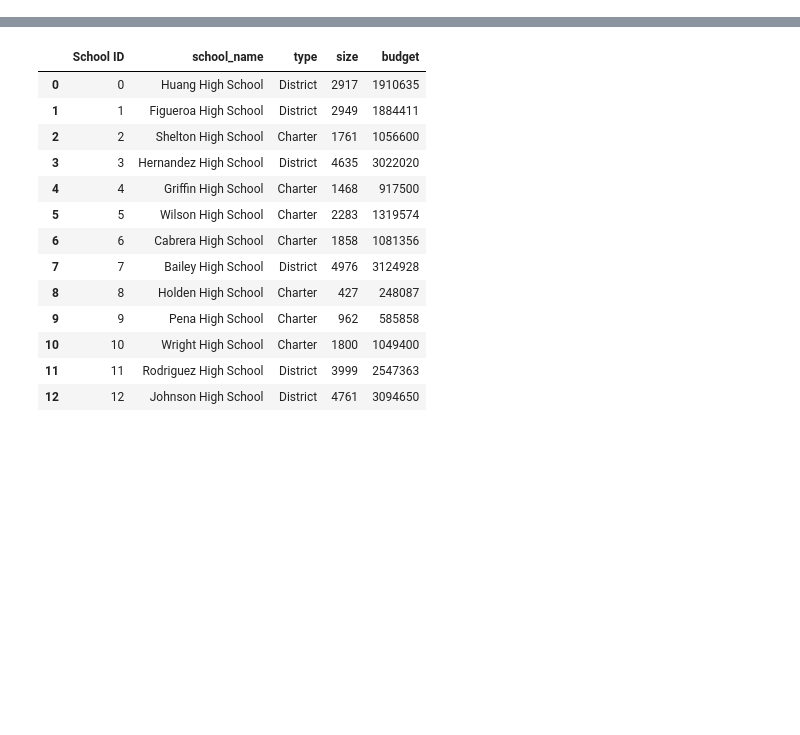
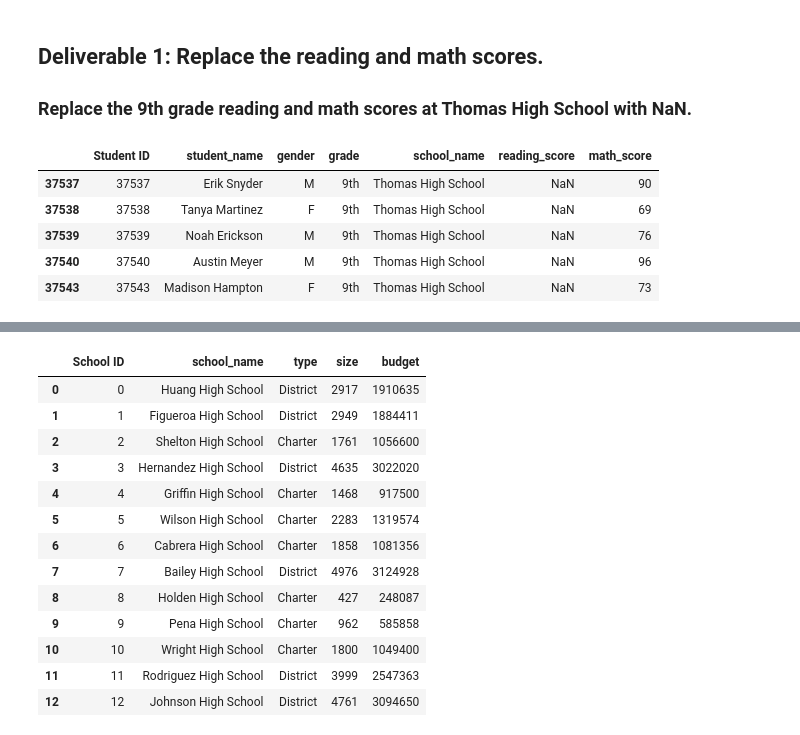
Before and after one commit to juliomeza/School_District_Analysis, a Jupyter notebook: PyCitySchools_Challenge_testing.ipynb, the cells around one changed output, grey strips where cells are left out. Drawn from its saved outputs; the diff is of its cells as text; code cells hidden in the pictures; blank space fills up the shorter version.

```diff
--- a/PyCitySchools_Challenge_testing.ipynb
+++ b/PyCitySchools_Challenge_testing.ipynb
@@ -277,0 +36,4 @@ per_school_summary_df
+# %% [markdown]
+## Deliverable 1: Replace the reading and math scores.
+
+### Replace the 9th grade reading and math scores at Thomas High School with NaN.
@@ -277,0 +47,10 @@ per_school_summary_df
+# %%
+# Display the data after the changes on the reading_score column
+student_data_df.loc[(student_data_df['school_name'] == 'Thomas High School') & (student_data_df['grade'] == '9th')].head()
+# %% [output]
+|  | Student ID | student_name | gender | grade | school_name | reading_score | math_score |
+| 37537 | 37537 | Erik Snyder | M | 9th | Thomas High School | NaN | 90 |
+| 37538 | 37538 | Tanya Martinez | F | 9th | Thomas High School | NaN | 69 |
+| 37539 | 37539 | Noah Erickson | M | 9th | Thomas High School | NaN | 76 |
+| 37540 | 37540 | Austin Meyer | M | 9th | Thomas High School | NaN | 96 |
+| 37543 | 37543 | Madison Hampton | F | 9th | Thomas High School | NaN | 73 |
```
Also changed, not shown: parts of 110 cells of this notebook.
